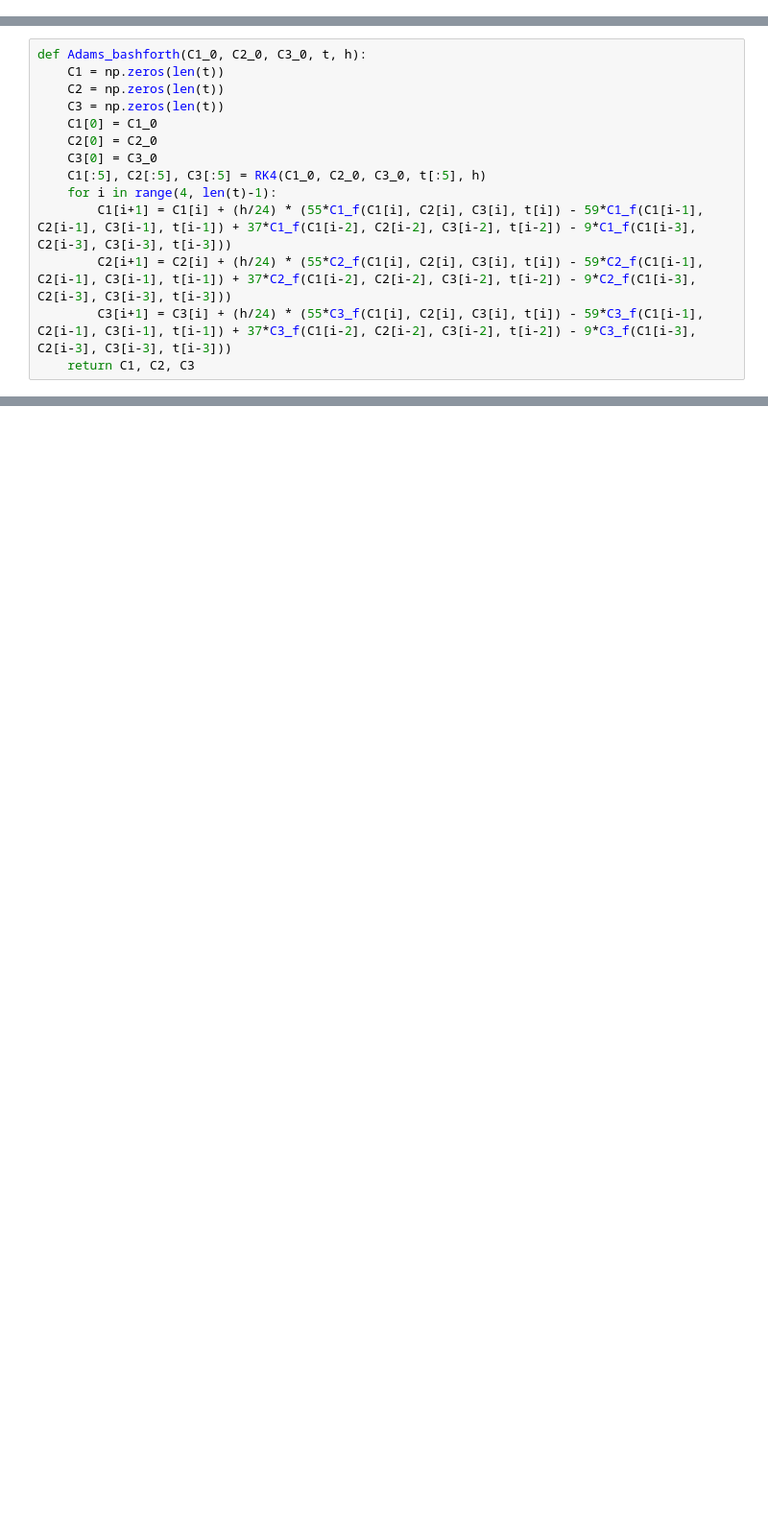
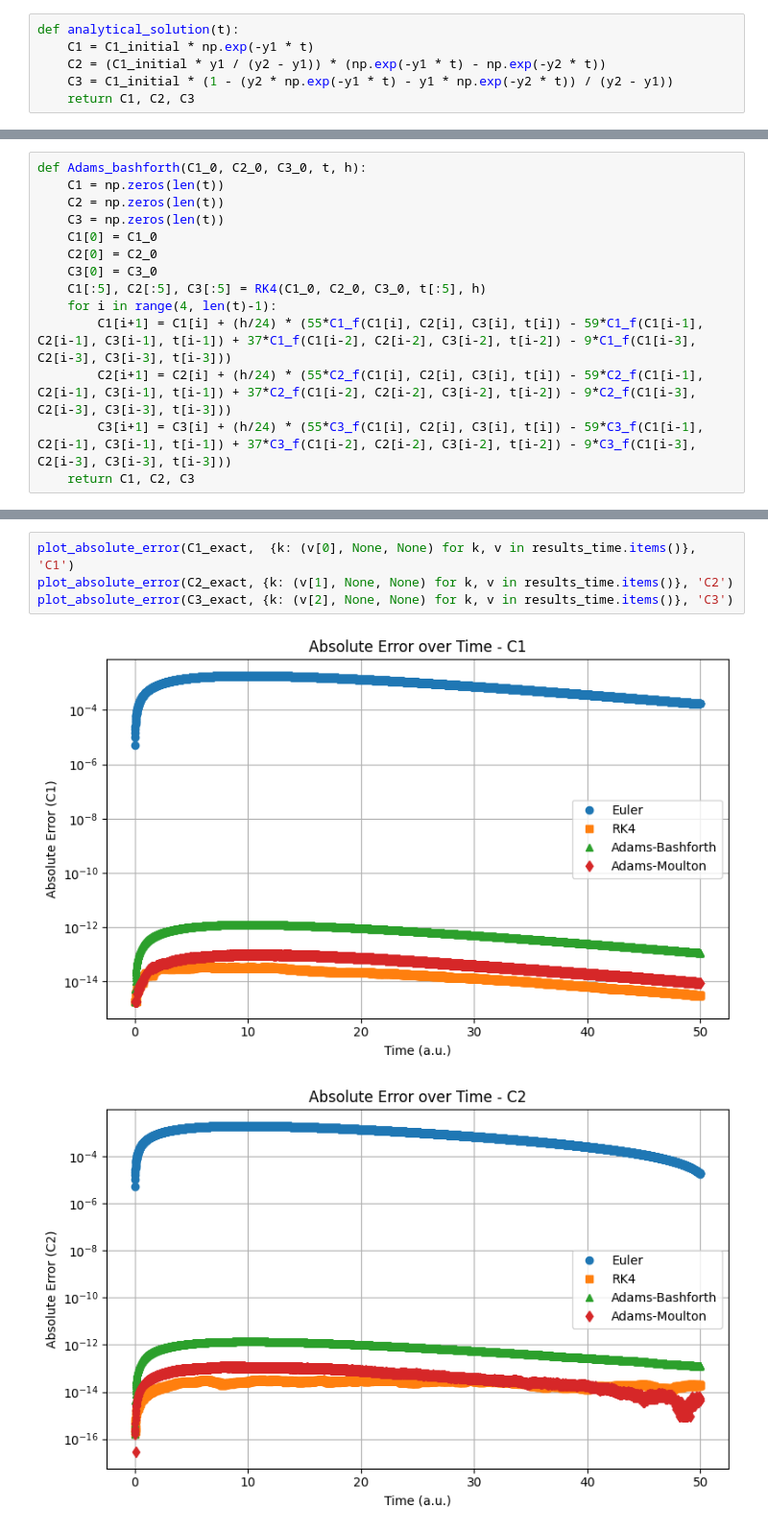
Before and after one commit to Lucas-Henriquee/Numerical_Analysis, a Jupyter notebook: Project1_ODE_Solver/ode_solver.ipynb, the cells around one changed output, grey strips where cells are left out. Shown at 96% size. Saved outputs shown, nothing was run; the diff lists cells and outputs as text; blank space fills up the shorter version.

```diff
--- a/Project1_ODE_Solver/ode_solver.ipynb
+++ b/Project1_ODE_Solver/ode_solver.ipynb
@@ -37,6 +103,12 @@ def C2_f(C1_ant, C2_ant, C3_ant, t):
 
 def C3_f(C1_ant, C2_ant, C3_ant, t):
     return y2 * C2_ant
+# %%
+def analytical_solution(t):
+    C1 = C1_initial * np.exp(-y1 * t)
+    C2 = (C1_initial * y1 / (y2 - y1)) * (np.exp(-y1 * t) - np.exp(-y2 * t))
+    C3 = C1_initial * (1 - (y2 * np.exp(-y1 * t) - y1 * np.exp(-y2 * t)) / (y2 - y1))
+    return C1, C2, C3
 # %%
 def Euler_explicit(C1_0, C2_0, C3_0, t, h):
     C1 = np.zeros(len(t))
@@ -176,0 +385,7 @@ plt.show()
+# %%
+plot_absolute_error(C1_exact,  {k: (v[0], None, None) for k, v in results_time.items()}, 'C1')
+plot_absolute_error(C2_exact, {k: (v[1], None, None) for k, v in results_time.items()}, 'C2')
+plot_absolute_error(C3_exact, {k: (v[2], None, None) for k, v in results_time.items()}, 'C3')
+# %% [output]
+[figure, added]
+[figure, added]
```
Also changed, not shown: parts of 16 cells of this notebook.
